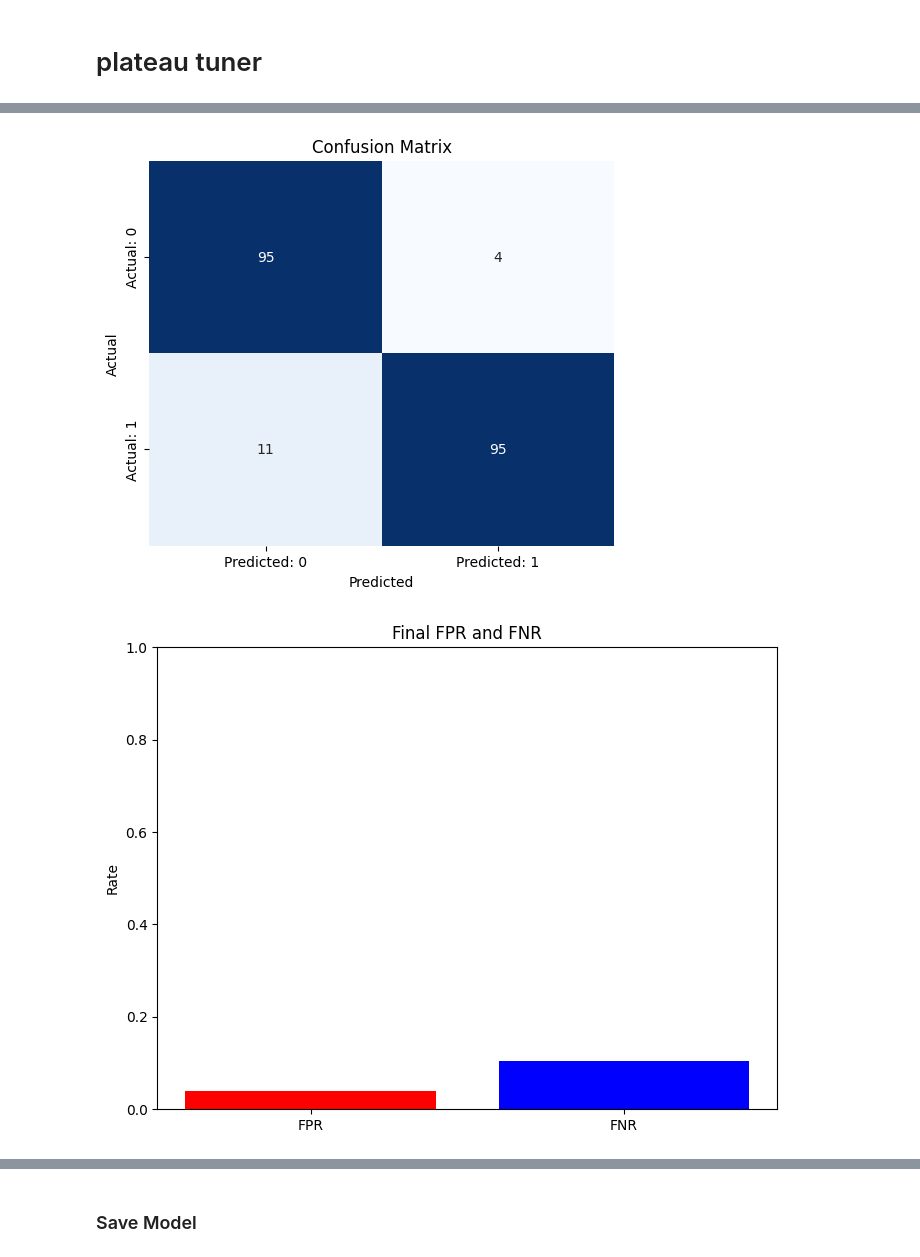
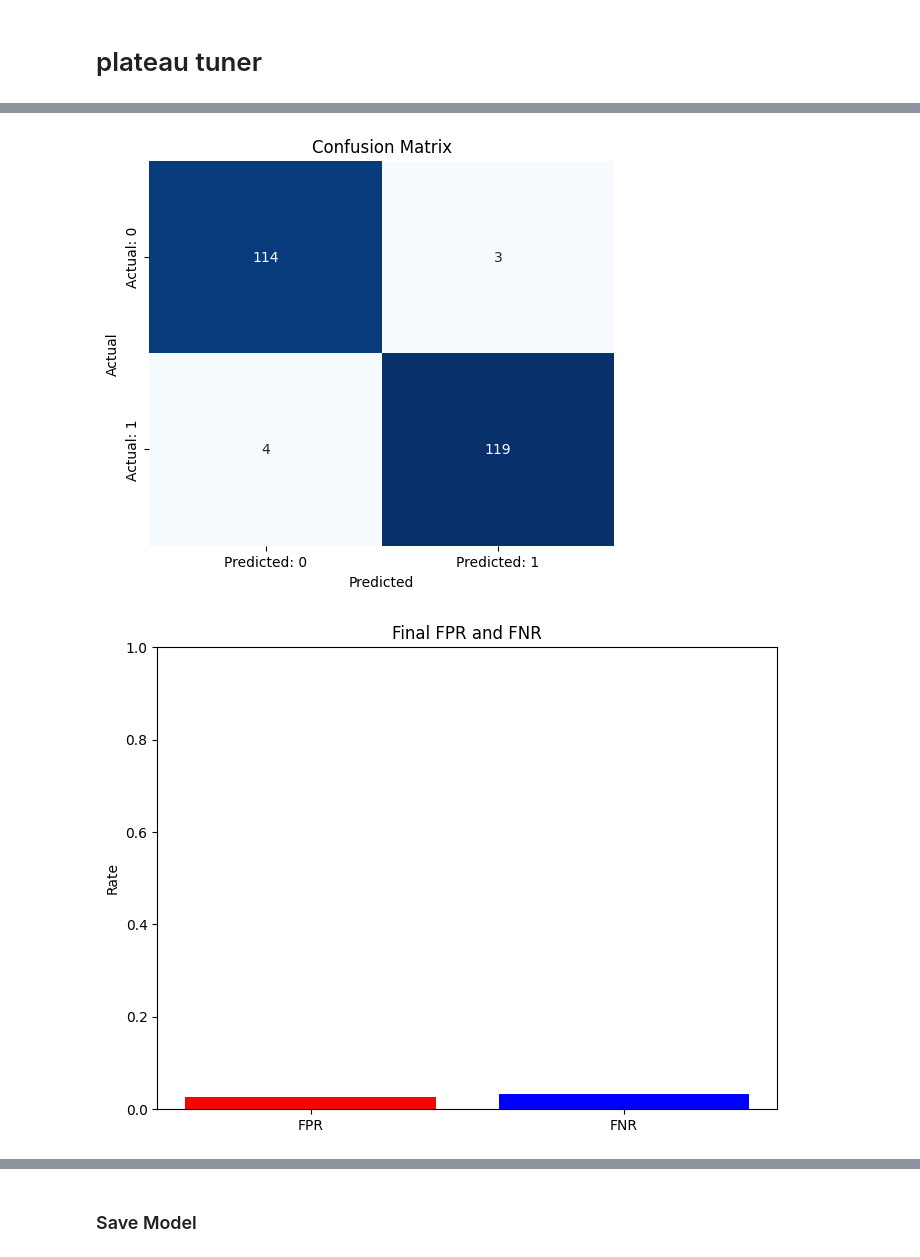
Before and after one commit to AzureSight/thesis_backend, a Jupyter notebook: MODELS/FinalModels.ipynb, the cells around one changed output, grey strips where cells are left out. Drawn from its saved outputs; the diff is of its cells as text; code cells hidden in the pictures.

```diff
--- a/MODELS/FinalModels.ipynb
+++ b/MODELS/FinalModels.ipynb
@@ -1436,7 +1529,7 @@ metrics_df.to_csv('training_history/second_training_metricsv5.csv', index=False)
 
 
 # Load the CSV file containing the final metrics
-metrics_df = pd.read_csv('training_history/second_training_metricsv5.csv')
+metrics_df = pd.read_csv('training_history/second_training_metricsv7.csv')
 
 # Extract individual metrics
 auc_score = metrics_df['auc_roc'][0]
@@ -1452,32 +1545,32 @@ roc_fpr = list(map(float, metrics_df['roc_curve_fpr'][0].split(', ')))
 roc_tpr = list(map(float, metrics_df['roc_curve_tpr'][0].split(', ')))
 # Confusion Matrix heatmap
 conf_matrix = np.array([[tn, fp], [fn, tp]])
 
 plt.figure(figsize=(6, 5))
 sns.heatmap(conf_matrix, annot=True, fmt='d', cmap='Blues', cbar=False,
             xticklabels=['Predicted: 0', 'Predicted: 1'], yticklabels=['Actual: 0', 'Actual: 1'])
 plt.xlabel('Predicted')
 plt.ylabel('Actual')
 plt.title('Confusion Matrix')
 plt.show()
 
 # Plot FPR and FNR
 plt.figure(figsize=(8, 6))
 plt.bar(['FPR', 'FNR'], [fpr, fnr], color=['red', 'blue'])
 plt.ylabel('Rate')
 plt.title('Final FPR and FNR')
 plt.ylim(0, 1)
 plt.show()
 
 plt.figure()
 plt.plot(roc_fpr, roc_tpr, label=f"AUC = {auc_score:.4f}")
 plt.plot([0, 1], [0, 1], 'r--')  # Diagonal line
 plt.xlabel("False Positive Rate")
 plt.ylabel("True Positive Rate")
 plt.title("ROC Curve")
 plt.grid(True)
 plt.legend()
 plt.show()
 # %% [output]
-[figure, old version]
+[figure, new version]
-[figure, old version]
+[figure, new version]
```
Also changed, not shown: parts of 40 cells of this notebook, 16 other files.
